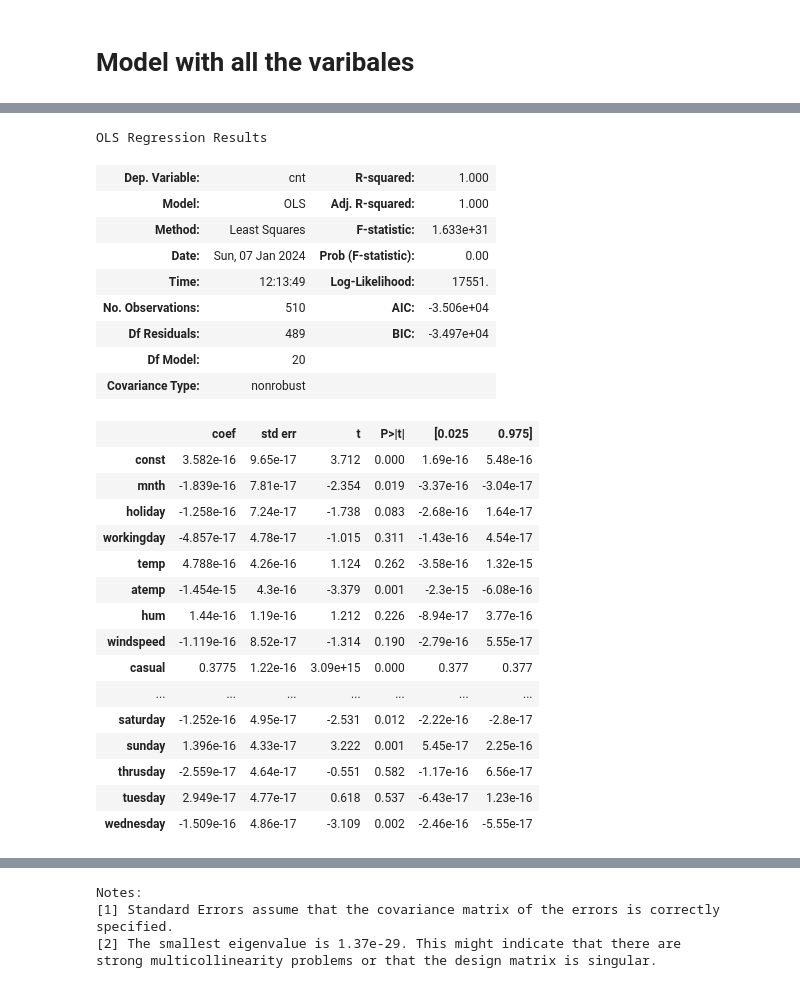
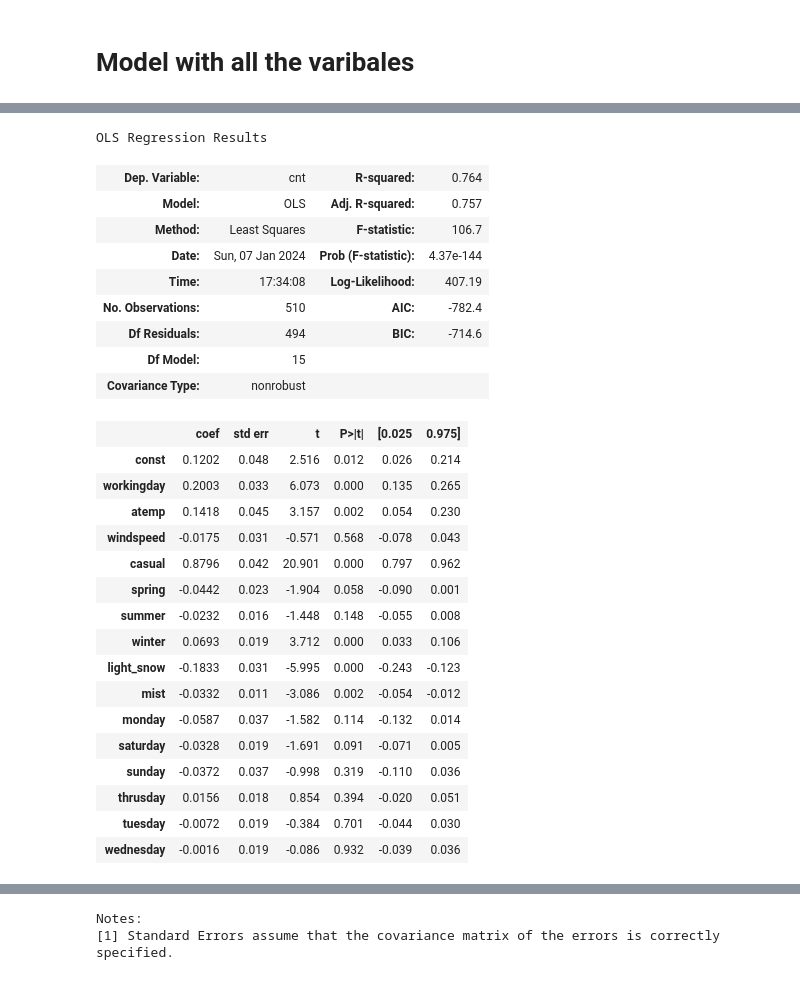
Before and after one commit to karma9791/Building_Bike_Demand_Model, a Jupyter notebook: Buildinfg_Bike_Demand_Model.ipynb, the cells around one changed output, grey strips where cells are left out. Cells and saved outputs as stored; diff of their text form; code cells hidden in the pictures.

Commit message:
changes in model

```diff
--- a/Buildinfg_Bike_Demand_Model.ipynb
+++ b/Buildinfg_Bike_Demand_Model.ipynb
@@ -546,12 +544,0 @@ Trying the model with just one value 'register'
-# %%
-# add a contant
-X_train_sm = sm.add_constant(X_train['registered'])
-
-# Creat fist model
-lr = sm.OLS(y_train, X_train_sm)
-
-# fir the model
-lr_model = lr.fit()
-
-# params
-lr_model.params
@@ -594 +554,3 @@ Index(['mnth', 'holiday', 'workingday', 'temp', 'atemp', 'hum', 'windspeed',
       dtype='object')
+# %%
+X_train = X_train.drop(['yr'], axis=1)
@@ -594,0 +627,14 @@ Index(['mnth', 'holiday', 'workingday', 'temp', 'atemp', 'hum', 'windspeed',
+# %%
+X = X_train.drop('mnth', axis=1)
+# %%
+
+X_train_sm = sm.add_constant(X)
+
+# Creat 2nd model
+lr = sm.OLS(y_train, X_train_sm)
+
+# fit the model
+lr_model = lr.fit()
+
+# params
+lr_model.summary()
@@ -595,38 +699,40 @@ Index(['mnth', 'holiday', 'workingday', 'temp', 'atemp', 'hum', 'windspeed',
 # %%
-X_train_sm = sm.add_constant(X_train)
+X = X.drop('hum', axis=1)
+X_train_sm = sm.add_constant(X)
 
 # Creat 2nd model
 lr = sm.OLS(y_train, X_train_sm)
 
 # fit the model
 lr_model = lr.fit()
 
 # params
 lr_model.summary()
 # %% [output]
 OLS Regression Results
-| Dep. Variable: | cnt | R-squared: | 1.000 |
-| Model: | OLS | Adj. R-squared: | 1.000 |
-| Method: | Least Squares | F-statistic: | 1.633e+31 |
-| Date: | Sun, 07 Jan 2024 | Prob (F-statistic): | 0.00 |
-| Time: | 12:13:49 | Log-Likelihood: | 17551. |
-| No. Observations: | 510 | AIC: | -3.506e+04 |
-| Df Residuals: | 489 | BIC: | -3.497e+04 |
-| Df Model: | 20 |  |  |
+| Dep. Variable: | cnt | R-squared: | 0.764 |
+| Model: | OLS | Adj. R-squared: | 0.757 |
+| Method: | Least Squares | F-statistic: | 106.7 |
+| Date: | Sun, 07 Jan 2024 | Prob (F-statistic): | 4.37e-144 |
+| Time: | 17:34:08 | Log-Likelihood: | 407.19 |
+| No. Observations: | 510 | AIC: | -782.4 |
+| Df Residuals: | 494 | BIC: | -714.6 |
+| Df Model: | 15 |  |  |
 | Covariance Type: | nonrobust |  |  |
 |  | coef | std err | t | P>|t| | [0.025 | 0.975] |
-| const | 3.582e-16 | 9.65e-17 | 3.712 | 0.000 | 1.69e-16 | 5.48e-16 |
-| mnth | -1.839e-16 | 7.81e-17 | -2.354 | 0.019 | -3.37e-16 | -3.04e-17 |
-| holiday | -1.258e-16 | 7.24e-17 | -1.738 | 0.083 | -2.68e-16 | 1.64e-17 |
-| workingday | -4.857e-17 | 4.78e-17 | -1.015 | 0.311 | -1.43e-16 | 4.54e-17 |
-| temp | 4.788e-16 | 4.26e-16 | 1.124 | 0.262 | -3.58e-16 | 1.32e-15 |
-| atemp | -1.454e-15 | 4.3e-16 | -3.379 | 0.001 | -2.3e-15 | -6.08e-16 |
-| hum | 1.44e-16 | 1.19e-16 | 1.212 | 0.226 | -8.94e-17 | 3.77e-16 |
-| windspeed | -1.119e-16 | 8.52e-17 | -1.314 | 0.190 | -2.79e-16 | 5.55e-17 |
-| casual | 0.3775 | 1.22e-16 | 3.09e+15 | 0.000 | 0.377 | 0.377 |
-| ... | ... | ... | ... | ... | ... | ... |
-| saturday | -1.252e-16 | 4.95e-17 | -2.531 | 0.012 | -2.22e-16 | -2.8e-17 |
-| sunday | 1.396e-16 | 4.33e-17 | 3.222 | 0.001 | 5.45e-17 | 2.25e-16 |
-| thrusday | -2.559e-17 | 4.64e-17 | -0.551 | 0.582 | -1.17e-16 | 6.56e-17 |
-| tuesday | 2.949e-17 | 4.77e-17 | 0.618 | 0.537 | -6.43e-17 | 1.23e-16 |
-| wednesday | -1.509e-16 | 4.86e-17 | -3.109 | 0.002 | -2.46e-16 | -5.55e-17 |
+| const | 0.1202 | 0.048 | 2.516 | 0.012 | 0.026 | 0.214 |
+| workingday | 0.2003 | 0.033 | 6.073 | 0.000 | 0.135 | 0.265 |
+| atemp | 0.1418 | 0.045 | 3.157 | 0.002 | 0.054 | 0.230 |
+| windspeed | -0.0175 | 0.031 | -0.571 | 0.568 | -0.078 | 0.043 |
+| casual | 0.8796 | 0.042 | 20.901 | 0.000 | 0.797 | 0.962 |
+| spring | -0.0442 | 0.023 | -1.904 | 0.058 | -0.090 | 0.001 |
+| summer | -0.0232 | 0.016 | -1.448 | 0.148 | -0.055 | 0.008 |
+| winter | 0.0693 | 0.019 | 3.712 | 0.000 | 0.033 | 0.106 |
+| light_snow | -0.1833 | 0.031 | -5.995 | 0.000 | -0.243 | -0.123 |
+| mist | -0.0332 | 0.011 | -3.086 | 0.002 | -0.054 | -0.012 |
+| monday | -0.0587 | 0.037 | -1.582 | 0.114 | -0.132 | 0.014 |
+| saturday | -0.0328 | 0.019 | -1.691 | 0.091 | -0.071 | 0.005 |
+| sunday | -0.0372 | 0.037 | -0.998 | 0.319 | -0.110 | 0.036 |
+| thrusday | 0.0156 | 0.018 | 0.854 | 0.394 | -0.020 | 0.051 |
+| tuesday | -0.0072 | 0.019 | -0.384 | 0.701 | -0.044 | 0.030 |
+| wednesday | -0.0016 | 0.019 | -0.086 | 0.932 | -0.039 | 0.036 |
@@ -637,4 +743,2 @@ OLS Regression Results
 Notes:
 [1] Standard Errors assume that the covariance matrix of the errors is correctly specified.
-[2] The smallest eigenvalue is 1.37e-29. This might indicate that there are
-strong multicollinearity problems or that the design matrix is singular.
```
Also changed, not shown: parts of 78 cells of this notebook.
